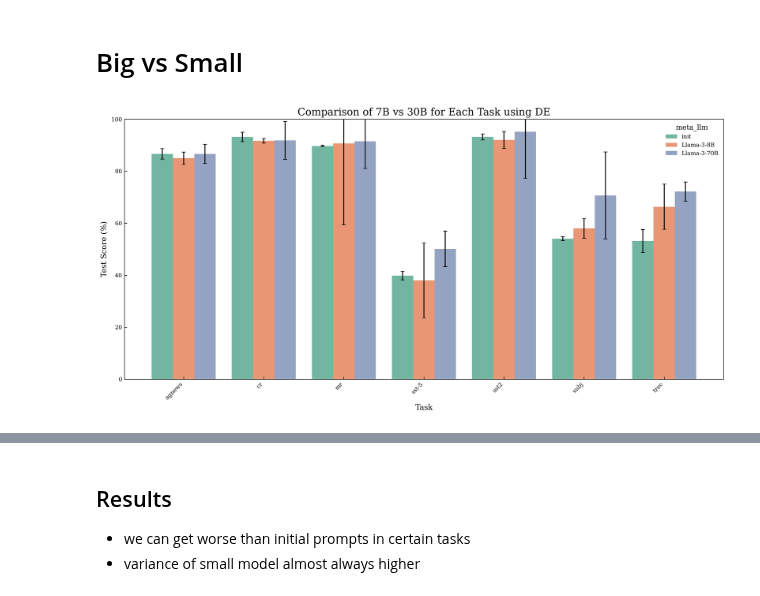
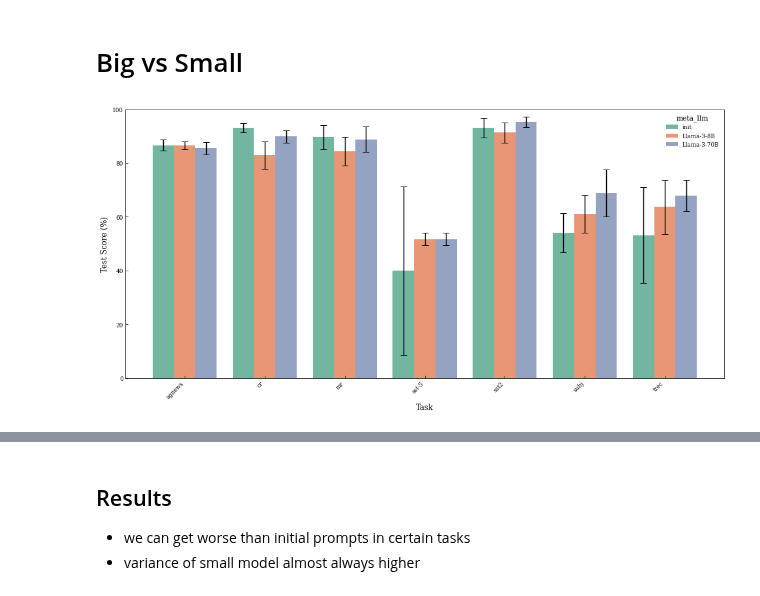
Before and after one commit to finitearth/promptolution, a Jupyter notebook: notebooks/evaluation_experiment.ipynb, the cells around one changed output, grey strips where cells are left out. Cells and saved outputs as stored; diff of their text form; code cells hidden in the pictures.

Commit message:
fix error bars

```diff
--- a/notebooks/evaluation_experiment.ipynb
+++ b/notebooks/evaluation_experiment.ipynb
@@ -119,33 +119,30 @@ def get_result_table(df):
         .first()\
         .pivot(index=['meta_llm', "downstream_llm", 'optimizer', "use_task_desc"], columns='task', values='test_score')
 # %%
-def plot_bar(df_plot, hue=None, title=None):
+def plot_bar(df_plot, hue=None):
     df_plot = df_plot.loc[df_plot["task"]!="Average", :].copy()
-    df_plot = df_plot.sort_values(by=["task", "meta_llm"], ascending=[True, False])
+    df_plot = df_plot.sort_values(by=["task", "meta_llm", "use_task_desc"], ascending=[True, False, True])
 
     df_plot.loc[:, 'test_score'] = df_plot.loc[:, 'test_score'] * 100
     df_plot.loc[:, 'test_score_std'] = df_plot.loc[:, 'test_score_std'] * 100
 
-    # Create the plot
     plt.figure(figsize=(14, 7))
-    ax = sns.barplot(x='task', y='test_score', hue=hue, data=df_plot,
-                    capsize=0.1, errorbar=None, palette="Set2")
+    plt.gcf().set_dpi(70)
+    sns.barplot(x='task', y='test_score', hue=hue, data=df_plot,
+                     capsize=0.3, errorbar=None, palette="Set2")
 
-
-    for i, p in enumerate(ax.patches):
-        if i >= len(df_plot):
-            break
-        ax.errorbar(x=p.get_x() + 0.5 * p.get_width(), y=p.get_height(), yerr=df_plot.iloc[i]['test_score_std'], fmt=' ', capsize=3, capthick=1, color='black')
-
-    plt.title(title, fontsize=16)
+    for i, task in enumerate(df_plot['task'].unique()):
+        task_data = df_plot[df_plot['task'] == task]
+        for j, (_, row) in enumerate(task_data.iterrows()):
+            x = i + (j - (len(task_data) - 1) / 2) * (0.8 / len(task_data))
+            plt.errorbar(x, row['test_score'], yerr=row['test_score_std'],
+                         fmt='none', color='black', capsize=5)
     plt.xlabel('Task', fontsize=12)
     plt.ylabel('Test Score (%)', fontsize=12)
     plt.ylim(0, 100)
 
-    # Rotate x-axis labels for better readability
     plt.xticks(rotation=45, ha='right')
 
-    # Adjust layout and show the plot
     plt.tight_layout()
     plt.show()
 # %% [markdown]
@@ -166,11 +163,10 @@ best_scores_all = pd.concat([best_scores_init, best_scores_all])
 best_scores_all = get_avg_across_tasks(best_scores_all)
 best_scores_all = clean_names(best_scores_all)
 # %%
-df_plot = best_scores_all[best_scores_all['optimizer'] == 'DE'].copy()
-init_prompts = best_scores_all[(best_scores_all["optimizer"]=="init")]
+df_plot = best_scores_all[best_scores_all['optimizer'] == 'GA'].copy()
+init_prompts = best_scores_all[best_scores_all["optimizer"]=="init"]
 
 df_plot = pd.concat([df_plot, init_prompts])
-
-plot_bar(df_plot, "meta_llm", 'Comparison of 7B vs 30B for Each Task using DE')
+plot_bar(df_plot, "meta_llm")
 # %% [output]
-[figure, old version]
+[figure, new version]
```
Also changed, not shown: parts of 13 cells of this notebook.
